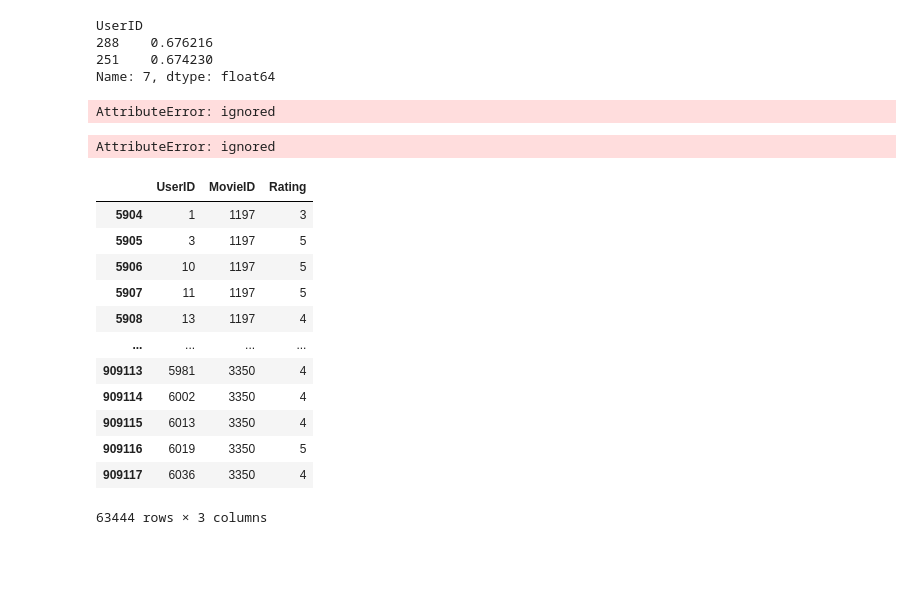
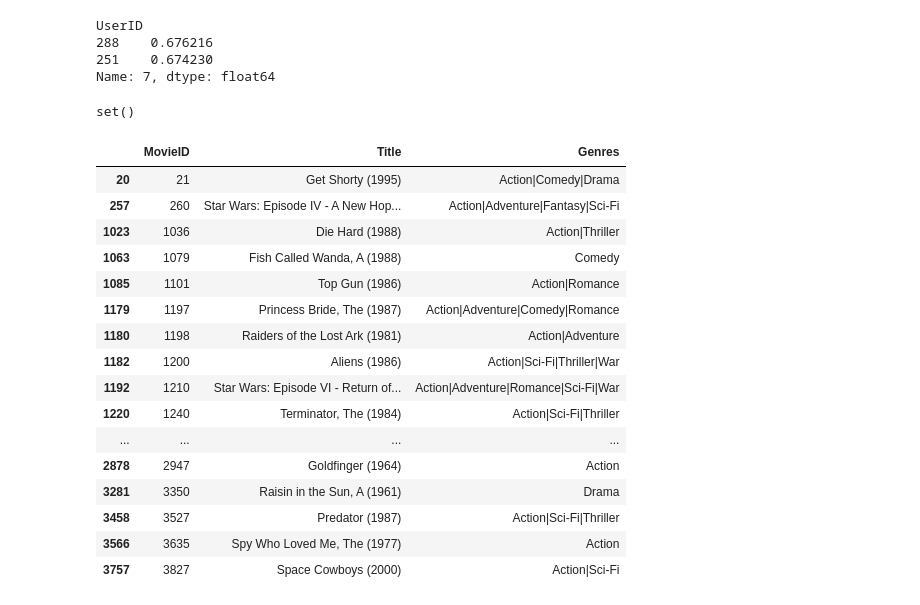
Before and after one commit to kimberlyydanij/python_demo, a Jupyter notebook: python_31_영화추천.ipynb, the cells around one changed output. Saved outputs shown, nothing was run; the diff lists cells and outputs as text; code cells hidden in the pictures; blank space fills up the shorter version.

```diff
--- a/python_31_영화추천.ipynb
+++ b/python_31_영화추천.ipynb
@@ -760,7 +796,7 @@ unseen_movie(193,5)
 # %%
 #(user_id) 7번이 본 영화 (MovieID)를 가져옴
 def movie_seen(user_id):
-  return recommendation_pivot.loc[7][recommendation_pivot.lov[7]>0]
+  return recommendation_pivot.loc[7][recommendation_pivot.loc[7]>0]
 #7번과 유사한2명 뽑음
 def nearest_user(user_id, n):
   return small_test_corr[7].sort_values(ascending=False)[1:n+1]
@@ -775,16 +811,6 @@ Name: 7, dtype: float64
 # 각각의 유저는 user0, user1로 해준다.
 user0 = nearest_user(7, 2).index[0]
 user1 = nearest_user(7, 2).index[1]
-# %%
-# user0(288) 이 본 MovieID를 가져온다.
-movie_seen(user0).index
-# %% [output]
-AttributeError: ignored
-# %%
-# user1(251) 이 본 MovieID를 가져온다.
-movie_seen(user1).index
-# %% [output]
-AttributeError: ignored
 # %%
 #user0과 user1이 본 영화중 평점이 5점인 영화 MovieID를 가져온다.
 user0_seen = recommendation_data[(recommendation_data['UserID']==288) & (recommendation_data['Rating']==5)]
@@ -799,25 +825,10 @@ user0_seen_movieid
 user1_seen_movieid = user1_seen['MovieID']
 user1_seen_movieid
 
-user_mv_list = recommendation_data[recommendation_data.UserID.isin([user0, user1]) & (recommendation_data.Rating==5)]
-user_mv_list
-
-#print(user_mv_list)
-#print(user_mv_list.UserID.unique())
-#print(user_mv_list.Rating.unique())
-a = set(user_mv_list['MovieID'])
-recommendation_data[recommendation_data['MovieID'].isin(a)) & ]
+#userid = 7
+def recommend_movie(user_id, n):
+  user0, user1 = nearest_user(user_id, n).index
+  user_mv_list = recommendation_data[(recommendation_data.UserID.isin([user0, user1])) & (recommendation_data.Rating==5)]
+  user7_mv_list = movie_seen(7)
+  unseen_list = set(user_mv_list['MovieID']) - set(user7_mv_list.index)
+  return movies[movies['MovieID'].isin(unseen_list).reset_index(drop=True)]
-# %% [output]
-|  | UserID | MovieID | Rating |
-| 5904 | 1 | 1197 | 3 |
-| 5905 | 3 | 1197 | 5 |
-| 5906 | 10 | 1197 | 5 |
-| 5907 | 11 | 1197 | 5 |
-| 5908 | 13 | 1197 | 4 |
-| ... | ... | ... | ... |
-| 909113 | 5981 | 3350 | 4 |
-| 909114 | 6002 | 3350 | 4 |
-| 909115 | 6013 | 3350 | 4 |
-| 909116 | 6019 | 3350 | 5 |
-| 909117 | 6036 | 3350 | 4 |
-63444 rows × 3 columns
@@ -825,0 +835,24 @@ recommendation_data[recommendation_data['MovieID'].isin(a)) & ]
+# %%
+set(movie_seen(7).index) & set(recommend_movie(7, 2)['MovieID'])
+# %% [output]
+set()
+# %%
+recommend_movie(7,2)
+# %% [output]
+|  | MovieID | Title | Genres |
+| 20 | 21 | Get Shorty (1995) | Action|Comedy|Drama |
+| 257 | 260 | Star Wars: Episode IV - A New Hop... | Action|Adventure|Fantasy|Sci-Fi |
+| 1023 | 1036 | Die Hard (1988) | Action|Thriller |
+| 1063 | 1079 | Fish Called Wanda, A (1988) | Comedy |
+| 1085 | 1101 | Top Gun (1986) | Action|Romance |
+| 1179 | 1197 | Princess Bride, The (1987) | Action|Adventure|Comedy|Romance |
+| 1180 | 1198 | Raiders of the Lost Ark (1981) | Action|Adventure |
+| 1182 | 1200 | Aliens (1986) | Action|Sci-Fi|Thriller|War |
+| 1192 | 1210 | Star Wars: Episode VI - Return of... | Action|Adventure|Romance|Sci-Fi|War |
+| 1220 | 1240 | Terminator, The (1984) | Action|Sci-Fi|Thriller |
+| ... | ... | ... | ... |
+| 2878 | 2947 | Goldfinger (1964) | Action |
+| 3281 | 3350 | Raisin in the Sun, A (1961) | Drama |
+| 3458 | 3527 | Predator (1987) | Action|Sci-Fi|Thriller |
+| 3566 | 3635 | Spy Who Loved Me, The (1977) | Action |
+| 3757 | 3827 | Space Cowboys (2000) | Action|Sci-Fi |
```
Also changed, not shown: parts of 9 cells of this notebook.
